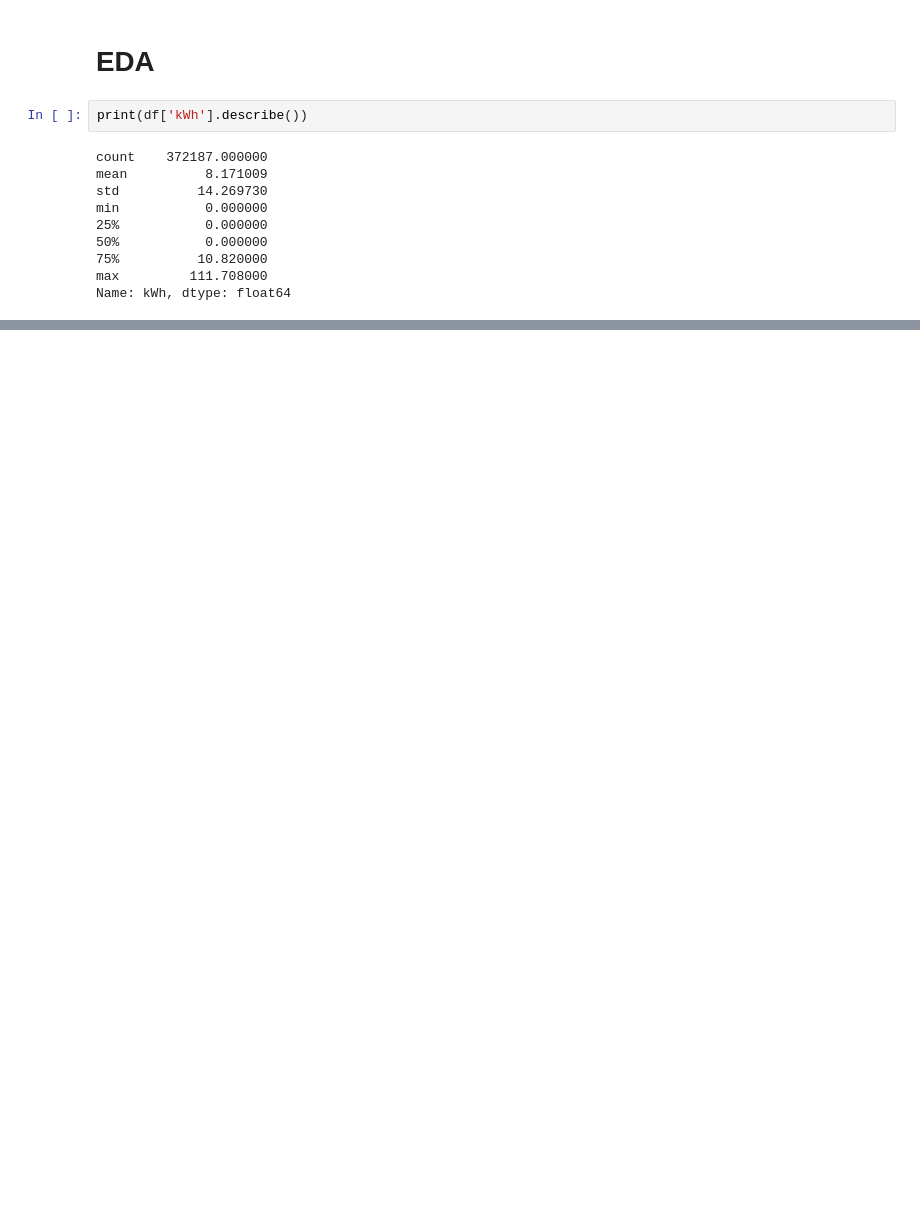
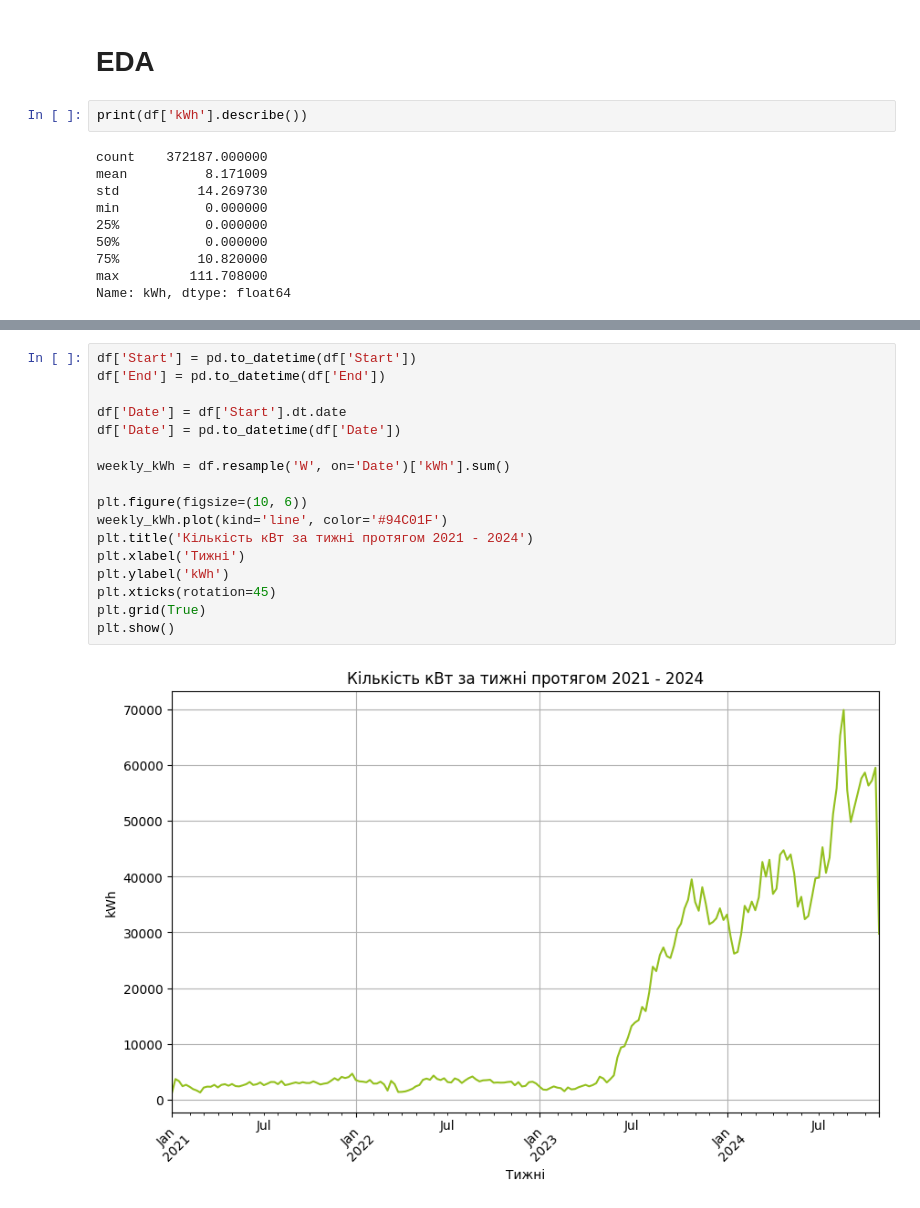
Before and after one commit to Lkupybida/ArtficialInteligenceCourseProject, a Jupyter notebook: nastiia.ipynb, the cells around one changed output, grey strips where cells are left out. Saved outputs shown, nothing was run; the diff lists cells and outputs as text; blank space fills up the shorter version.

```diff
--- a/nastiia.ipynb
+++ b/nastiia.ipynb
@@ -73,0 +75,19 @@ plt.show()
+# %%
+df['Start'] = pd.to_datetime(df['Start'])
+df['End'] = pd.to_datetime(df['End'])
+
+df['Date'] = df['Start'].dt.date
+df['Date'] = pd.to_datetime(df['Date'])
+
+weekly_kWh = df.resample('W', on='Date')['kWh'].sum()
+
+plt.figure(figsize=(10, 6))
+weekly_kWh.plot(kind='line', color='#94C01F')
+plt.title('Кількість кВт за тижні протягом 2021 - 2024')
+plt.xlabel('Тижні')
+plt.ylabel('kWh')
+plt.xticks(rotation=45)
+plt.grid(True)
+plt.show()
+# %% [output]
+[figure, added]
```
Also changed, not shown: parts of 3 cells of this notebook.
